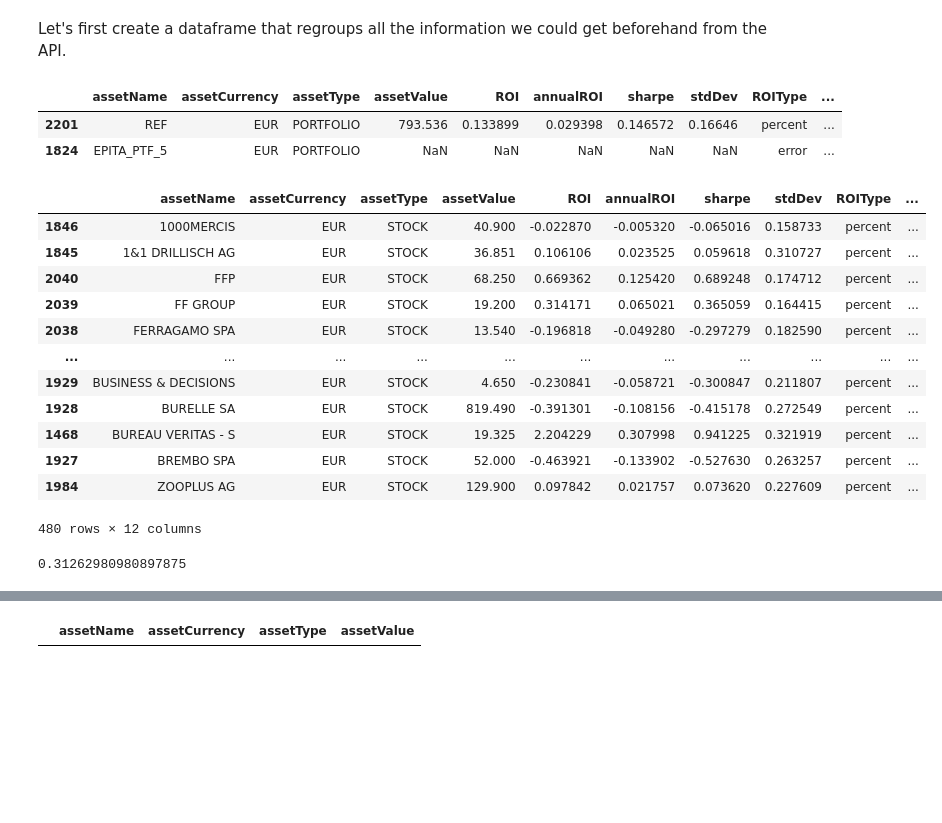
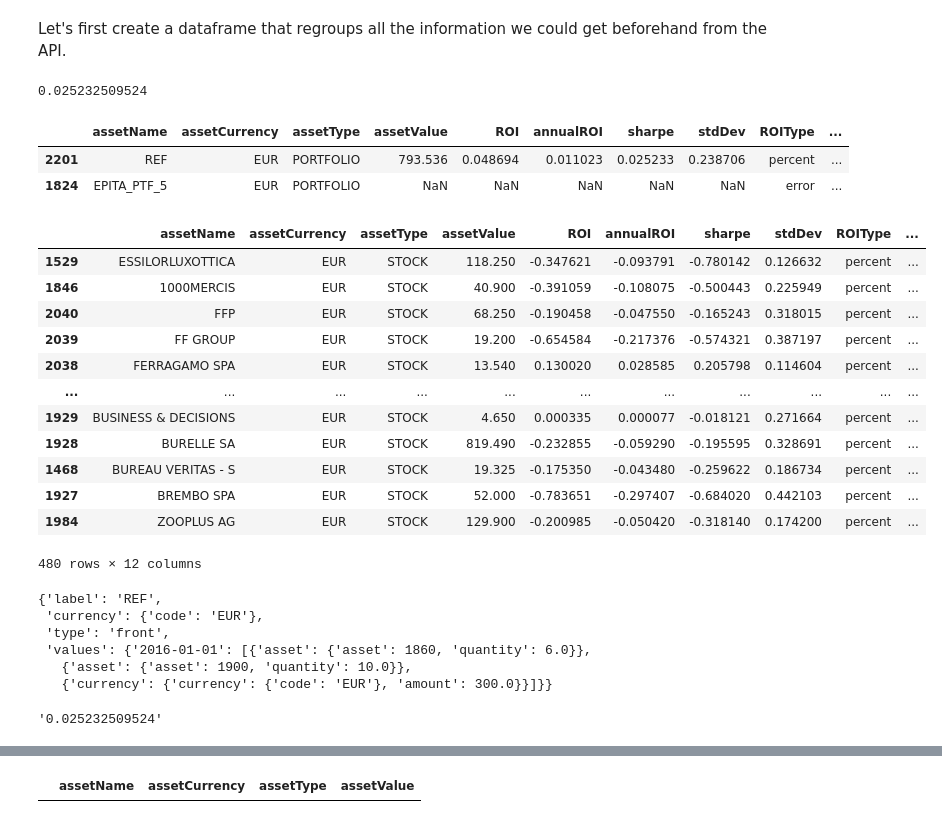
Before and after one commit to Negimaster/epifin-dolphin, a Jupyter notebook: Dolphin.ipynb, the cells around one changed output, grey strips where cells are left out. Cells and saved outputs as stored; diff of their text form; code cells hidden in the pictures; blank space fills up the shorter version.

Commit message:
Fixing sharpe computation

```diff
--- a/Dolphin.ipynb
+++ b/Dolphin.ipynb
@@ -308,19 +305,21 @@ class Portfolio():
             self.dataframe['assetValue'] = asset_value_array
             self.dataframe['assetValue'] = pd.to_numeric(self.dataframe['assetValue'],errors='coerce')
 
-            resp = r.putRatio([13, 12, 10, 9], company_id_array, None, START_DATE, END_DATE, None)
+            resp = r.putRatio([13, 12, 10, 9], company_id_array, None, START_DATE, END_DATE, 'yearly')
 
             self.dataframe['ROI'] = None
             self.dataframe['annualROI'] = None
             self.dataframe['sharpe'] = None
             self.dataframe['stdDev'] = None
 
-            for id in company_id_array:
-                self.dataframe.loc[id, 'ROI'] = (resp[str(id)]['13']['value']).replace(',', '.')
-                self.dataframe.loc[id, 'annualROI'] = (resp[str(id)]['9']['value']).replace(',', '.')
-                self.dataframe.loc[id, 'sharpe'] = (resp[str(id)]['12']['value']).replace(',', '.')
-                self.dataframe.loc[id, 'stdDev'] = (resp[str(id)]['10']['value']).replace(',', '.')
-                self.dataframe.loc[id, 'ROIType'] = (resp[str(id)]['13']['type'])
+            for i in company_id_array:
+                if i == 2201:
+                    print((resp[str(i)]['12']['value']).replace(',', '.'))
+                self.dataframe.loc[i, 'ROI'] = (resp[str(i)]['13']['value']).replace(',', '.')
+                self.dataframe.loc[i, 'annualROI'] = (resp[str(i)]['9']['value']).replace(',', '.')
+                self.dataframe.loc[i, 'sharpe'] = (resp[str(i)]['12']['value']).replace(',', '.')
+                self.dataframe.loc[i, 'stdDev'] = (resp[str(i)]['10']['value']).replace(',', '.')
+                self.dataframe.loc[i, 'ROIType'] = (resp[str(i)]['13']['type'])
 
             self.dataframe['ROI'] = pd.to_numeric(self.dataframe['ROI'],errors='coerce')
             self.dataframe['annualROI'] = pd.to_numeric(self.dataframe['annualROI'],errors='coerce')
@@ -365,7 +364,7 @@ class Portfolio():
     # Fills in correlation matrix but takes 3 minutes
     def init_correlation(self):
         for nb, i in enumerate(self.dataframe.index):
-            correlationResp = r.putRatio([11], b.get_index(), i, START_DATE, END_DATE, None)
+            correlationResp = r.putRatio([11], b.get_index(), i, START_DATE, END_DATE, 'yearly')
             for j in self.dataframe.index:
                 if correlationResp[str(j)]['11']['type'] == 'double' and cov.loc[i, j] is None:
                     self.cov.loc[i, j] = float(correlationResp[str(j)]['11']['value'].replace(',', '.'))
@@ -380,7 +379,7 @@ class Portfolio():
 
     def get_covariance(self, i, j):
         if self.cov.loc[i, j] is None or math.isnan(self.cov.loc[i, j]):
-            correlationResp = r.putRatio([11], [i], j, START_DATE, END_DATE, None)
+            correlationResp = r.putRatio([11], [i], j, START_DATE, END_DATE, "yearly")
             if correlationResp[str(i)]['11']['type'] == 'double':
                 correlation = float((correlationResp[str(i)]['11']['value']).replace(',', '.'))
                 self.cov.loc[i, j] = correlation
@@ -391,6 +390,8 @@ class Portfolio():
             correlation = self.cov.loc[i, j]
         stdDev_i = self.dataframe.loc[i, 'stdDev']
         stdDev_j = self.dataframe.loc[j, 'stdDev']
+        print((stdDev_i, stdDev_j))
+        print(correlation)
         return correlation * stdDev_i * stdDev_j
 
     # Compute sharpe of portfolio
@@ -398,11 +399,16 @@ class Portfolio():
         sum = 0
         for i in self.dataframe[self.dataframe['NAVPercentage'] != 0].index:
             for j in self.dataframe[self.dataframe['NAVPercentage'] != 0].index:
-                sum += self.dataframe.loc[i, 'NAVPercentage'] * self.dataframe.loc[j, 'NAVPercentage'] * self.get_covariance(i, j)
+                wi = self.dataframe.loc[i, 'NAVPercentage']
+                wj = self.dataframe.loc[j, 'NAVPercentage']
+                cov = self.get_covariance(i, j)
+                print((wi, wj))
+                print(cov)
+                sum += wi * wj * cov
         return sum
 
     def get_rendement(self):
-        return (self.dataframe['NAVPercentage'] * self.dataframe['ROI']).sum()
+        return (self.dataframe['NAVPercentage'] * self.dataframe['annualROI']).sum()
 
     def get_sharpe(self):
         rendement = self.get_rendement()
@@ -410,33 +416,46 @@ class Portfolio():
         print((rendement, np.sqrt(variance)))
         if variance == 0:
             return 'error'
-        return (rendement - 0.05) / np.sqrt(variance)
+        return (rendement - 0.0005) / np.sqrt(variance)
 # %%
 #test = AssetDataframe()
 b = Portfolio()
 test = b.get_dataframe().sort_values(by=['sharpe'], ascending=False)
 test[test.assetType == 'PORTFOLIO']
 # %% [output]
+0.025232509524
 |  | assetName | assetCurrency | assetType | assetValue | ROI | annualROI | sharpe | stdDev | ROIType | ... |
-| 2201 | REF | EUR | PORTFOLIO | 793.536 | 0.133899 | 0.029398 | 0.146572 | 0.16646 | percent | ... |
+| 2201 | REF | EUR | PORTFOLIO | 793.536 | 0.048694 | 0.011023 | 0.025233 | 0.238706 | percent | ... |
 | 1824 | EPITA_PTF_5 | EUR | PORTFOLIO | NaN | NaN | NaN | NaN | NaN | error | ... |
 # %%
-b.get_asset(1846, 3).sort_values(by=['NAVPercentage'], ascending=False)
+b.get_asset(1900, 0).sort_values(by=['NAVPercentage'], ascending=False)
+b.get_asset(1529, 6).sort_values(by=['NAVPercentage'], ascending=False)
 # %% [output]
 |  | assetName | assetCurrency | assetType | assetValue | ROI | annualROI | sharpe | stdDev | ROIType | ... |
-| 1846 | 1000MERCIS | EUR | STOCK | 40.900 | -0.022870 | -0.005320 | -0.065016 | 0.158733 | percent | ... |
-| 1845 | 1&1 DRILLISCH AG | EUR | STOCK | 36.851 | 0.106106 | 0.023525 | 0.059618 | 0.310727 | percent | ... |
-| 2040 | FFP | EUR | STOCK | 68.250 | 0.669362 | 0.125420 | 0.689248 | 0.174712 | percent | ... |
-| 2039 | FF GROUP | EUR | STOCK | 19.200 | 0.314171 | 0.065021 | 0.365059 | 0.164415 | percent | ... |
-| 2038 | FERRAGAMO SPA | EUR | STOCK | 13.540 | -0.196818 | -0.049280 | -0.297279 | 0.182590 | percent | ... |
+| 1529 | ESSILORLUXOTTICA | EUR | STOCK | 118.250 | -0.347621 | -0.093791 | -0.780142 | 0.126632 | percent | ... |
+| 1846 | 1000MERCIS | EUR | STOCK | 40.900 | -0.391059 | -0.108075 | -0.500443 | 0.225949 | percent | ... |
+| 2040 | FFP | EUR | STOCK | 68.250 | -0.190458 | -0.047550 | -0.165243 | 0.318015 | percent | ... |
+| 2039 | FF GROUP | EUR | STOCK | 19.200 | -0.654584 | -0.217376 | -0.574321 | 0.387197 | percent | ... |
+| 2038 | FERRAGAMO SPA | EUR | STOCK | 13.540 | 0.130020 | 0.028585 | 0.205798 | 0.114604 | percent | ... |
 | ... | ... | ... | ... | ... | ... | ... | ... | ... | ... | ... |
-| 1929 | BUSINESS & DECISIONS | EUR | STOCK | 4.650 | -0.230841 | -0.058721 | -0.300847 | 0.211807 | percent | ... |
-| 1928 | BURELLE SA | EUR | STOCK | 819.490 | -0.391301 | -0.108156 | -0.415178 | 0.272549 | percent | ... |
-| 1468 | BUREAU VERITAS - S | EUR | STOCK | 19.325 | 2.204229 | 0.307998 | 0.941225 | 0.321919 | percent | ... |
-| 1927 | BREMBO SPA | EUR | STOCK | 52.000 | -0.463921 | -0.133902 | -0.527630 | 0.263257 | percent | ... |
-| 1984 | ZOOPLUS AG | EUR | STOCK | 129.900 | 0.097842 | 0.021757 | 0.073620 | 0.227609 | percent | ... |
+| 1929 | BUSINESS & DECISIONS | EUR | STOCK | 4.650 | 0.000335 | 0.000077 | -0.018121 | 0.271664 | percent | ... |
+| 1928 | BURELLE SA | EUR | STOCK | 819.490 | -0.232855 | -0.059290 | -0.195595 | 0.328691 | percent | ... |
+| 1468 | BUREAU VERITAS - S | EUR | STOCK | 19.325 | -0.175350 | -0.043480 | -0.259622 | 0.186734 | percent | ... |
+| 1927 | BREMBO SPA | EUR | STOCK | 52.000 | -0.783651 | -0.297407 | -0.684020 | 0.442103 | percent | ... |
+| 1984 | ZOOPLUS AG | EUR | STOCK | 129.900 | -0.200985 | -0.050420 | -0.318140 | 0.174200 | percent | ... |
 480 rows × 12 columns
-# %%
-b.get_covariance(1458, 1458)
-# %% [output]
-0.31262980980897875
+# %%
+r.getPortfolio(2201)
+# %% [output]
+{'label': 'REF',
+ 'currency': {'code': 'EUR'},
+ 'type': 'front',
+ 'values': {'2016-01-01': [{'asset': {'asset': 1860, 'quantity': 6.0}},
+   {'asset': {'asset': 1900, 'quantity': 10.0}},
+   {'currency': {'currency': {'code': 'EUR'}, 'amount': 300.0}}]}}
+# %%
+company_id_array = [int(asset['ASSET_DATABASE_ID']['value']) for asset in pars]
+resp = r.putRatio([13, 12, 10, 9], [2201], None, START_DATE, END_DATE, 'yearly')
+(resp['2201']['12']['value']).replace(',', '.')
+# %% [output]
+'0.025232509524'
```
Also changed, not shown: parts of 6 cells of this notebook.
